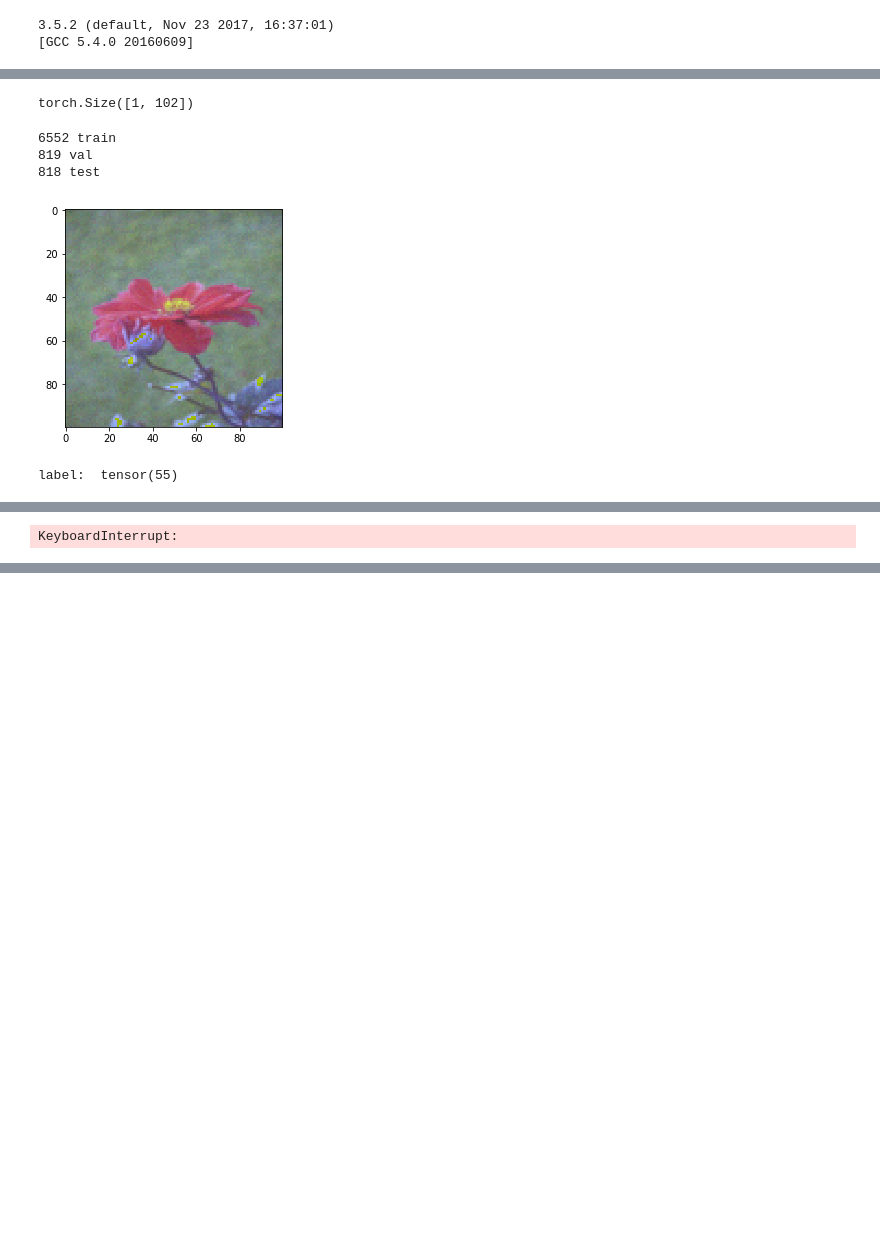
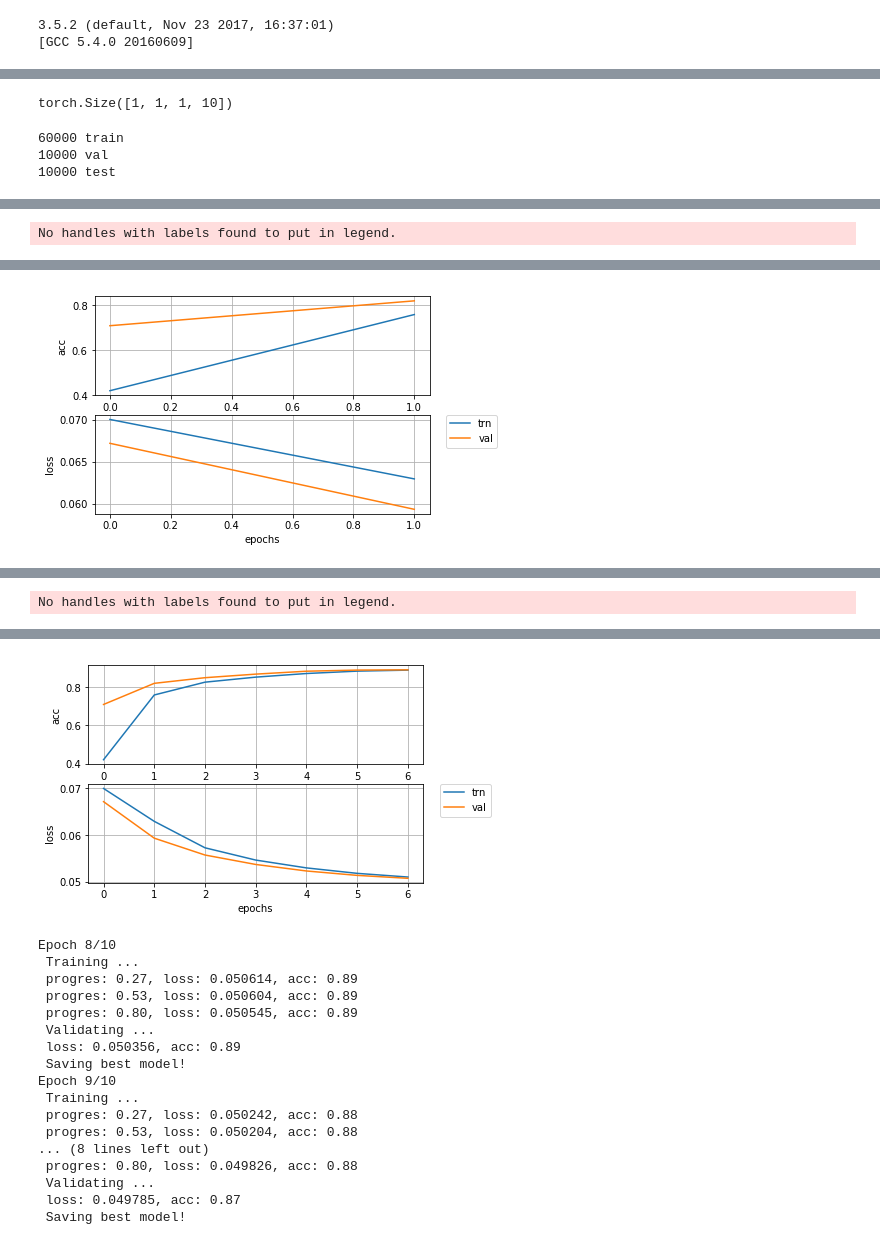
Before and after one commit to adamek727/deep_learning, a Jupyter notebook: experiment.ipynb, the cells around one changed output, grey strips where cells are left out. Cells and saved outputs as stored; diff of their text form; code cells hidden in the pictures; blank space fills up the shorter version.

```diff
--- a/experiment.ipynb
+++ b/experiment.ipynb
@@ -16,6 +16,7 @@ cifar_10_folder = './datasets/cifar-10/'
 cifar_100_folder = './datasets/cifar-100/'
 flower_17_folder = './datasets/flowers-17/'
 flower_102_folder = './datasets/flowers-102/'
+mnist_folder = './datasets/mnist/'
 # %%
 import dataloaders.Cifar10Dataset as cd10
 import dataloaders.Cifar100Dataset as cd100
@@ -80,25 +73,24 @@ FlowerModel(
 )
 # %%
-model(torch.randn(1,3,100,100).to(device)).shape
+#model(torch.randn(1,3,100,100).to(device)).shape
+model(torch.randn(1,1,1,28*28).to(device)).shape
 #model(torch.randn(1,3,32,32).to(device)).shape
 # %% [output]
-torch.Size([1, 102])
+torch.Size([1, 1, 1, 10])
 # %%
 print(training_set.__len__(), training_set.dataset_type)
 print(validation_set.__len__(), validation_set.dataset_type)
 print(test_set.__len__(), test_set.dataset_type)
 
-for local_X, local_y in training_generator:
-
-    training_set.plotImage(local_X[0,:,:,:], local_y[0])
-    break
-    #     pass
+#for local_X, local_y in training_generator:
+#
+#     training_set.plotImage(local_X[0,:,:,:], local_y[0])
+#     break
+#     #    pass
 # %% [output]
-6552 train
-819 val
-818 test
+60000 train
+10000 val
+10000 test
-[figure, removed]
-label:  tensor(55)
 # %%
 import torch.optim as optim
 
@@ -151,7 +143,7 @@ def trainModel(model, train_dataset_gen, val_dataset_gen, criterion, optimizer,
                         cumulated_inputs_count += inputs.shape[0]
                         cumulated_acc += sum((preds.cpu().numpy() == labels.cpu().numpy()) == True)
 
-                        if((i+1) % 50 == 0):
+                        if((i+1) % 500 == 0):
                             print(' progres: {:.2f}, loss: {:.6f}, acc: {:.2f}'.format(cumulated_inputs_count/training_set.length(), cumulated_loss/cumulated_inputs_count, cumulated_acc/cumulated_inputs_count))
 
 
@@ -212,5 +204,5 @@ def trainModel(model, train_dataset_gen, val_dataset_gen, criterion, optimizer,
 
             plt.show()
 
-trainModel(model, training_generator, validation_generator, criterion, optimizer, 1000,device)
+trainModel(model, training_generator, validation_generator, criterion, optimizer, 10,device)
 # %% [output]
@@ -219 +223 @@ Epoch 1/1000
-KeyboardInterrupt:
+No handles with labels found to put in legend.
@@ -219,0 +226 @@ KeyboardInterrupt:
+[figure, added]
@@ -219,0 +244 @@ KeyboardInterrupt:
+No handles with labels found to put in legend.
@@ -220 +247,19 @@ KeyboardInterrupt:
+[figure, added]
+Epoch 8/10
+ Training ...
+ progres: 0.27, loss: 0.050614, acc: 0.89
+ progres: 0.53, loss: 0.050604, acc: 0.89
+ progres: 0.80, loss: 0.050545, acc: 0.89
+ Validating ...
+ loss: 0.050356, acc: 0.89
+ Saving best model!
+Epoch 9/10
+ Training ...
+ progres: 0.27, loss: 0.050242, acc: 0.88
+ progres: 0.53, loss: 0.050204, acc: 0.88
+... (8 lines left out)
+ progres: 0.80, loss: 0.049826, acc: 0.88
+ Validating ...
+ loss: 0.049785, acc: 0.87
+ Saving best model!
 # %%
```
Also changed, not shown: parts of 7 cells of this notebook, 2 other files.
